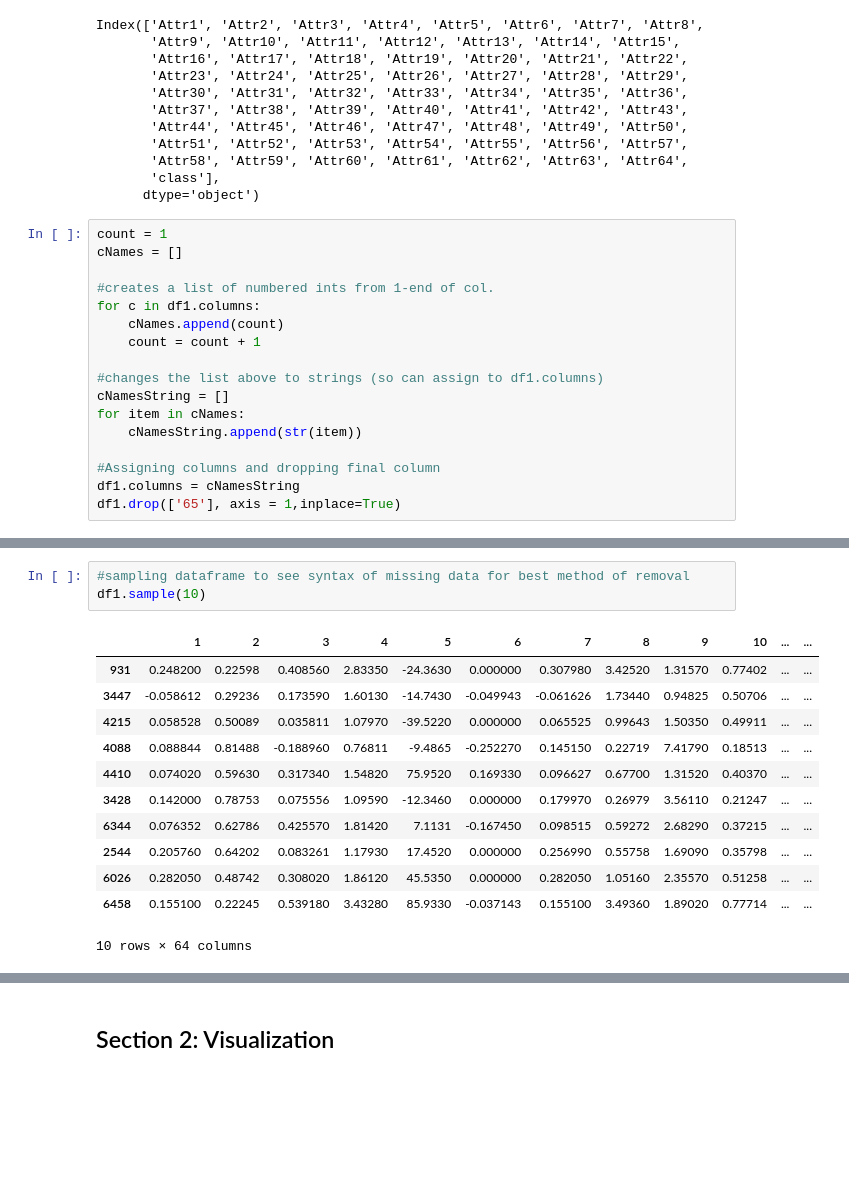
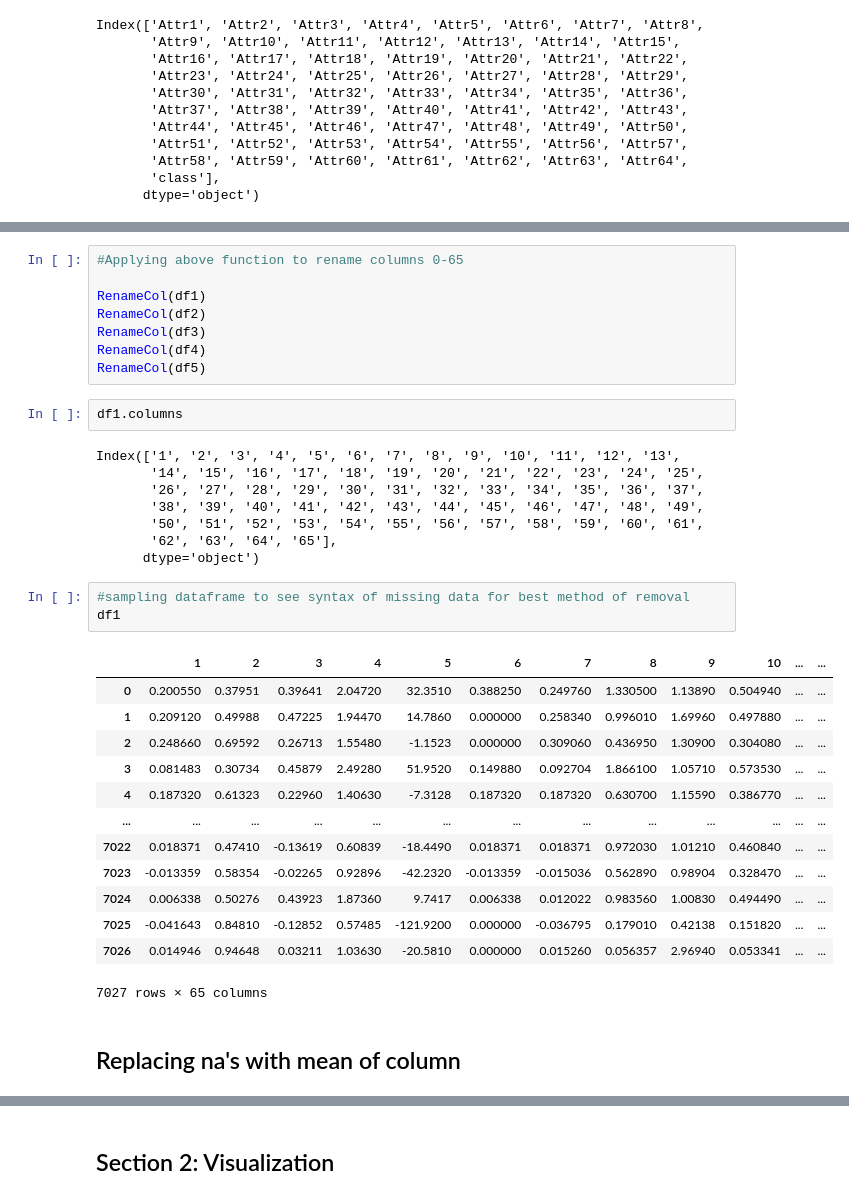
Before and after one commit to KeeganH2O/DS160_Final_Project_BWT_KSH, a Jupyter notebook: Final Project Workbook.ipynb, the cells around one changed output, grey strips where cells are left out. Drawn from its saved outputs; the diff is of its cells as text; blank space fills up the shorter version.

```diff
--- a/Final Project Workbook.ipynb
+++ b/Final Project Workbook.ipynb
@@ -53,20 +55,3 @@ Index(['Attr1', 'Attr2', 'Attr3', 'Attr4', 'Attr5', 'Attr6', 'Attr7', 'Attr8',
        'Attr58', 'Attr59', 'Attr60', 'Attr61', 'Attr62', 'Attr63', 'Attr64',
        'class'],
       dtype='object')
-# %%
-count = 1
-cNames = []
-
-#creates a list of numbered ints from 1-end of col.
-for c in df1.columns:
-    cNames.append(count)
-    count = count + 1
-
-#changes the list above to strings (so can assign to df1.columns)
-cNamesString = []
-for item in cNames:
-    cNamesString.append(str(item))
-
-#Assigning columns and dropping final column
-df1.columns = cNamesString
-df1.drop(['65'], axis = 1,inplace=True)
@@ -141,16 +75,37 @@ df5.drop(['65'], axis = 1,inplace=True)
+# %%
+#Applying above function to rename columns 0-65
+
+RenameCol(df1)
+RenameCol(df2)
+RenameCol(df3)
+RenameCol(df4)
+RenameCol(df5)
+# %%
+df1.columns
+# %% [output]
+Index(['1', '2', '3', '4', '5', '6', '7', '8', '9', '10', '11', '12', '13',
+       '14', '15', '16', '17', '18', '19', '20', '21', '22', '23', '24', '25',
+       '26', '27', '28', '29', '30', '31', '32', '33', '34', '35', '36', '37',
+       '38', '39', '40', '41', '42', '43', '44', '45', '46', '47', '48', '49',
+       '50', '51', '52', '53', '54', '55', '56', '57', '58', '59', '60', '61',
+       '62', '63', '64', '65'],
+      dtype='object')
 # %%
 #sampling dataframe to see syntax of missing data for best method of removal
-df1.sample(10)
+df1
 # %% [output]
 |  | 1 | 2 | 3 | 4 | 5 | 6 | 7 | 8 | 9 | 10 | ... | ... |
-| 931 | 0.248200 | 0.22598 | 0.408560 | 2.83350 | -24.3630 | 0.000000 | 0.307980 | 3.42520 | 1.31570 | 0.77402 | ... | ... |
-| 3447 | -0.058612 | 0.29236 | 0.173590 | 1.60130 | -14.7430 | -0.049943 | -0.061626 | 1.73440 | 0.94825 | 0.50706 | ... | ... |
-| 4215 | 0.058528 | 0.50089 | 0.035811 | 1.07970 | -39.5220 | 0.000000 | 0.065525 | 0.99643 | 1.50350 | 0.49911 | ... | ... |
-| 4088 | 0.088844 | 0.81488 | -0.188960 | 0.76811 | -9.4865 | -0.252270 | 0.145150 | 0.22719 | 7.41790 | 0.18513 | ... | ... |
-| 4410 | 0.074020 | 0.59630 | 0.317340 | 1.54820 | 75.9520 | 0.169330 | 0.096627 | 0.67700 | 1.31520 | 0.40370 | ... | ... |
-| 3428 | 0.142000 | 0.78753 | 0.075556 | 1.09590 | -12.3460 | 0.000000 | 0.179970 | 0.26979 | 3.56110 | 0.21247 | ... | ... |
-| 6344 | 0.076352 | 0.62786 | 0.425570 | 1.81420 | 7.1131 | -0.167450 | 0.098515 | 0.59272 | 2.68290 | 0.37215 | ... | ... |
-| 2544 | 0.205760 | 0.64202 | 0.083261 | 1.17930 | 17.4520 | 0.000000 | 0.256990 | 0.55758 | 1.69090 | 0.35798 | ... | ... |
-| 6026 | 0.282050 | 0.48742 | 0.308020 | 1.86120 | 45.5350 | 0.000000 | 0.282050 | 1.05160 | 2.35570 | 0.51258 | ... | ... |
-| 6458 | 0.155100 | 0.22245 | 0.539180 | 3.43280 | 85.9330 | -0.037143 | 0.155100 | 3.49360 | 1.89020 | 0.77714 | ... | ... |
+| 0 | 0.200550 | 0.37951 | 0.39641 | 2.04720 | 32.3510 | 0.388250 | 0.249760 | 1.330500 | 1.13890 | 0.504940 | ... | ... |
+| 1 | 0.209120 | 0.49988 | 0.47225 | 1.94470 | 14.7860 | 0.000000 | 0.258340 | 0.996010 | 1.69960 | 0.497880 | ... | ... |
+| 2 | 0.248660 | 0.69592 | 0.26713 | 1.55480 | -1.1523 | 0.000000 | 0.309060 | 0.436950 | 1.30900 | 0.304080 | ... | ... |
+| 3 | 0.081483 | 0.30734 | 0.45879 | 2.49280 | 51.9520 | 0.149880 | 0.092704 | 1.866100 | 1.05710 | 0.573530 | ... | ... |
+| 4 | 0.187320 | 0.61323 | 0.22960 | 1.40630 | -7.3128 | 0.187320 | 0.187320 | 0.630700 | 1.15590 | 0.386770 | ... | ... |
+| ... | ... | ... | ... | ... | ... | ... | ... | ... | ... | ... | ... | ... |
+| 7022 | 0.018371 | 0.47410 | -0.13619 | 0.60839 | -18.4490 | 0.018371 | 0.018371 | 0.972030 | 1.01210 | 0.460840 | ... | ... |
+| 7023 | -0.013359 | 0.58354 | -0.02265 | 0.92896 | -42.2320 | -0.013359 | -0.015036 | 0.562890 | 0.98904 | 0.328470 | ... | ... |
+| 7024 | 0.006338 | 0.50276 | 0.43923 | 1.87360 | 9.7417 | 0.006338 | 0.012022 | 0.983560 | 1.00830 | 0.494490 | ... | ... |
+| 7025 | -0.041643 | 0.84810 | -0.12852 | 0.57485 | -121.9200 | 0.000000 | -0.036795 | 0.179010 | 0.42138 | 0.151820 | ... | ... |
+| 7026 | 0.014946 | 0.94648 | 0.03211 | 1.03630 | -20.5810 | 0.000000 | 0.015260 | 0.056357 | 2.96940 | 0.053341 | ... | ... |
-10 rows × 64 columns
+7027 rows × 65 columns
+# %% [markdown]
+## Replacing na's with mean of column
```
Also changed, not shown: parts of 26 cells of this notebook.
